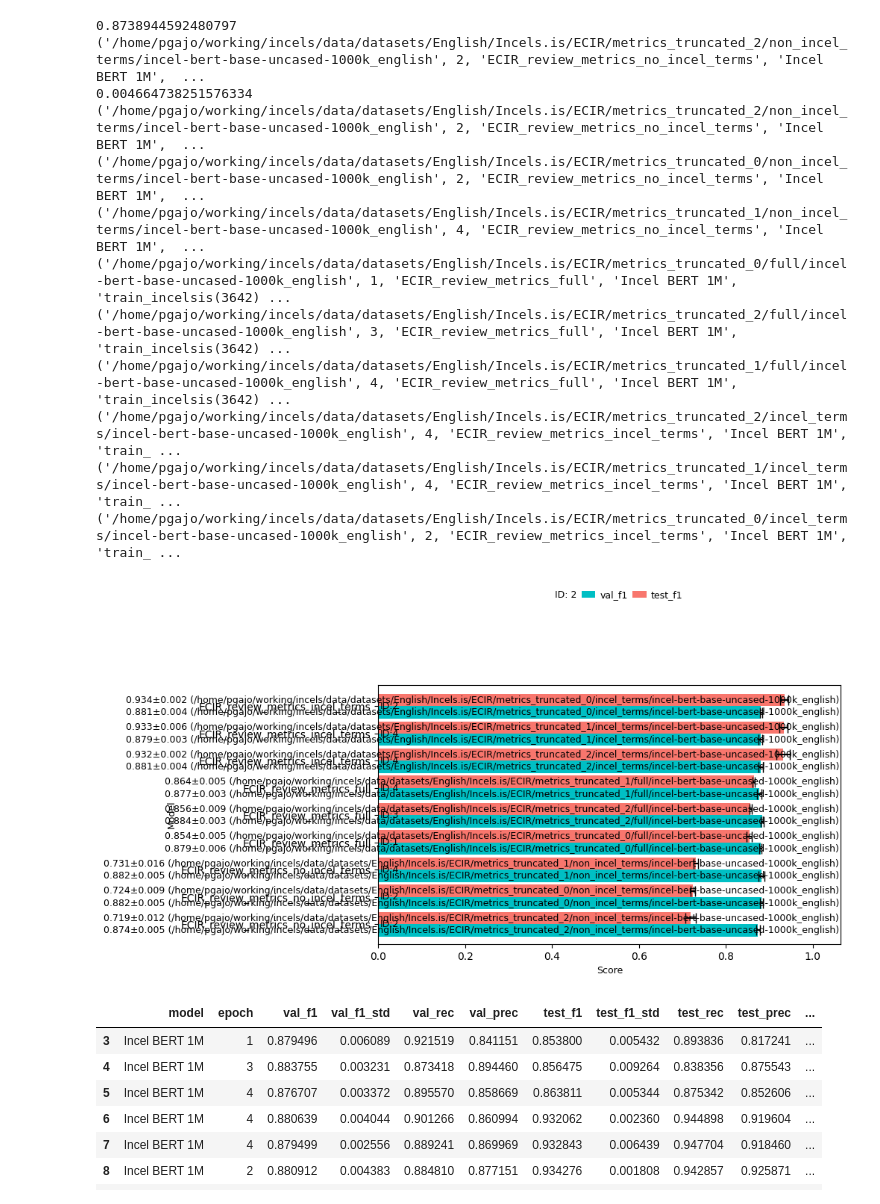
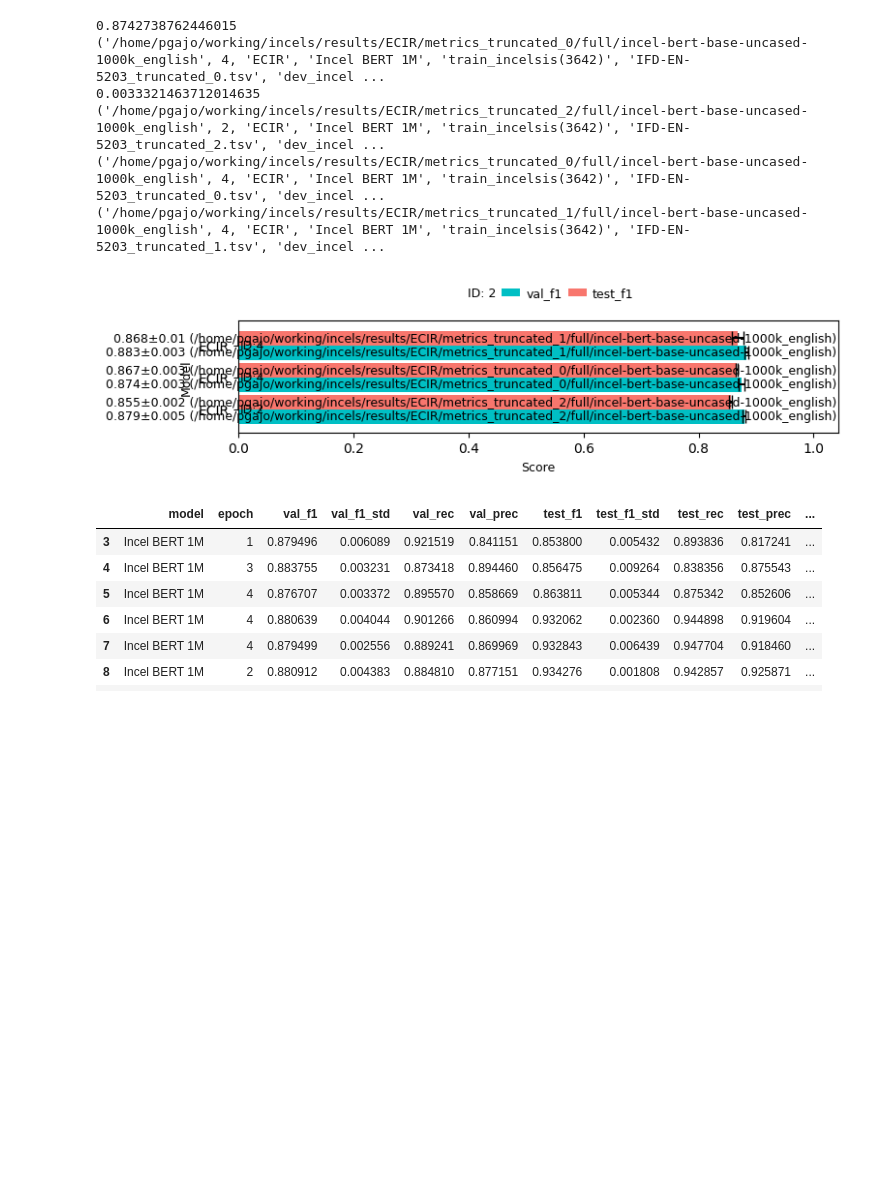
Before and after one commit to paolo-gajo/incel-thesis, a Jupyter notebook: tools/2023-10-03_plot_metrics.ipynb, the cells around one changed output. Drawn from its saved outputs; the diff is of its cells as text; code cells hidden in the pictures; blank space fills up the shorter version.

Commit message:
update trainer and plot scripts

```diff
--- a/tools/2023-10-03_plot_metrics.ipynb
+++ b/tools/2023-10-03_plot_metrics.ipynb
@@ -1,5 +1,5 @@
 # %%
-main_folder = '/home/pgajo/working/incels/data/datasets/English/Incels.is/ECIR'
+main_folder = '/home/pgajo/working/incels/results/ECIR'
 
 padding_right_modifier = 10
 padding_left_modifier = 8
@@ -67,7 +67,17 @@ combined_df['model'] = combined_df['model'].map(model_dict)
 # display(combined_df)
 
 # Create a list of columns to group by
-group_by_list = ['dir', 'epoch', 'run_id', 'model', 'train_set(s)', 'dev_set(s)','test_set(s)']
+group_by_list = ['dir',
+'epoch',
+'run_id',
+'model',
+'train_set(s)',
+'train_source',
+'dev_set(s)',
+'dev_source',
+'test_set(s)',
+'test_source',
+]
 
 # Group by model and epoch to get the average val_f1 score for each combination of model and epoch
 grouped_df = combined_df.groupby(group_by_list).agg({'val_f1': 'mean'})
@@ -294,7 +304,7 @@ ph = [plt.plot([],marker="", ls="")[0]] # Canvas
 handles = ph + h
 labels = [f"ID: {run_id}"] + l  # Merging labels
 plt.legend(handles, labels,ncol=3, loc='upper center', bbox_to_anchor=(0.5, legend_height), fontsize=9, frameon=False, columnspacing=0.5, handletextpad=0.5, handlelength=1.5, bbox_transform=ax.transAxes)
-chart_filename = '/home/pgajo/working/incels/data/datasets/English/Incels.is/ECIR.pdf'
+# chart_filename = '/home/pgajo/working/incels/data/datasets/English/Incels.is/ECIR.pdf'
 # plt.savefig(chart_filename, bbox_inches='tight', pad_inches=0.05, dpi=300)
 # plt.title(f"{model_name} - Best Epoch for Mean Test F1", fontsize=9)
 plt.show()
@@ -323,14 +321,8 @@ len(dfs) 45
-0.8738944592480797
-('/home/pgajo/working/incels/data/datasets/English/Incels.is/ECIR/metrics_truncated_2/non_incel_terms/incel-bert-base-uncased-1000k_english', 2, 'ECIR_review_metrics_no_incel_terms', 'Incel BERT 1M',  ...
-0.004664738251576334
-('/home/pgajo/working/incels/data/datasets/English/Incels.is/ECIR/metrics_truncated_2/non_incel_terms/incel-bert-base-uncased-1000k_english', 2, 'ECIR_review_metrics_no_incel_terms', 'Incel BERT 1M',  ...
-('/home/pgajo/working/incels/data/datasets/English/Incels.is/ECIR/metrics_truncated_0/non_incel_terms/incel-bert-base-uncased-1000k_english', 2, 'ECIR_review_metrics_no_incel_terms', 'Incel BERT 1M',  ...
-('/home/pgajo/working/incels/data/datasets/English/Incels.is/ECIR/metrics_truncated_1/non_incel_terms/incel-bert-base-uncased-1000k_english', 4, 'ECIR_review_metrics_no_incel_terms', 'Incel BERT 1M',  ...
-('/home/pgajo/working/incels/data/datasets/English/Incels.is/ECIR/metrics_truncated_0/full/incel-bert-base-uncased-1000k_english', 1, 'ECIR_review_metrics_full', 'Incel BERT 1M', 'train_incelsis(3642) ...
-('/home/pgajo/working/incels/data/datasets/English/Incels.is/ECIR/metrics_truncated_2/full/incel-bert-base-uncased-1000k_english', 3, 'ECIR_review_metrics_full', 'Incel BERT 1M', 'train_incelsis(3642) ...
-('/home/pgajo/working/incels/data/datasets/English/Incels.is/ECIR/metrics_truncated_1/full/incel-bert-base-uncased-1000k_english', 4, 'ECIR_review_metrics_full', 'Incel BERT 1M', 'train_incelsis(3642) ...
-('/home/pgajo/working/incels/data/datasets/English/Incels.is/ECIR/metrics_truncated_2/incel_terms/incel-bert-base-uncased-1000k_english', 4, 'ECIR_review_metrics_incel_terms', 'Incel BERT 1M', 'train_ ...
-('/home/pgajo/working/incels/data/datasets/English/Incels.is/ECIR/metrics_truncated_1/incel_terms/incel-bert-base-uncased-1000k_english', 4, 'ECIR_review_metrics_incel_terms', 'Incel BERT 1M', 'train_ ...
-('/home/pgajo/working/incels/data/datasets/English/Incels.is/ECIR/metrics_truncated_0/incel_terms/incel-bert-base-uncased-1000k_english', 2, 'ECIR_review_metrics_incel_terms', 'Incel BERT 1M', 'train_ ...
+0.8742738762446015
+('/home/pgajo/working/incels/results/ECIR/metrics_truncated_0/full/incel-bert-base-uncased-1000k_english', 4, 'ECIR', 'Incel BERT 1M', 'train_incelsis(3642)', 'IFD-EN-5203_truncated_0.tsv', 'dev_incel ...
+0.0033321463712014635
+('/home/pgajo/working/incels/results/ECIR/metrics_truncated_2/full/incel-bert-base-uncased-1000k_english', 2, 'ECIR', 'Incel BERT 1M', 'train_incelsis(3642)', 'IFD-EN-5203_truncated_2.tsv', 'dev_incel ...
+('/home/pgajo/working/incels/results/ECIR/metrics_truncated_0/full/incel-bert-base-uncased-1000k_english', 4, 'ECIR', 'Incel BERT 1M', 'train_incelsis(3642)', 'IFD-EN-5203_truncated_0.tsv', 'dev_incel ...
+('/home/pgajo/working/incels/results/ECIR/metrics_truncated_1/full/incel-bert-base-uncased-1000k_english', 4, 'ECIR', 'Incel BERT 1M', 'train_incelsis(3642)', 'IFD-EN-5203_truncated_1.tsv', 'dev_incel ...
-[figure, old version]
+[figure, new version]
 # %%
```
Also changed, not shown: parts of 2 cells of this notebook, 1 other file.
